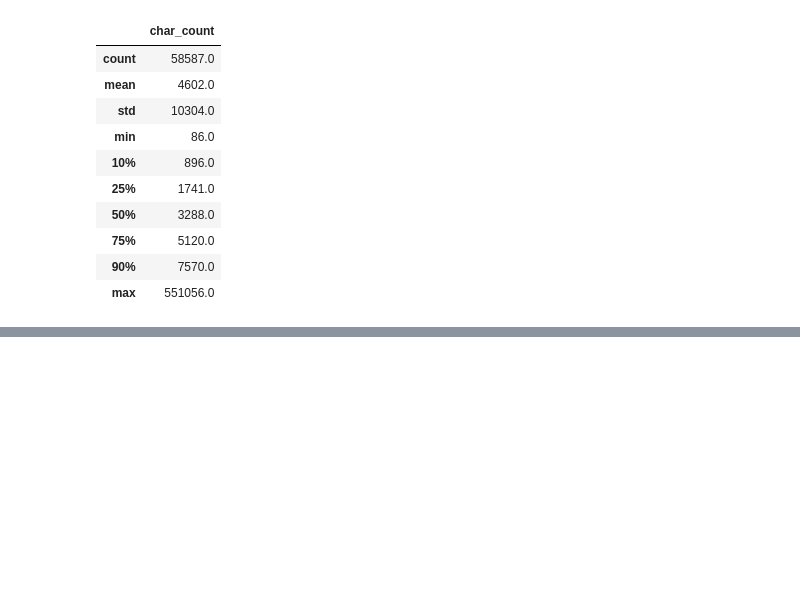
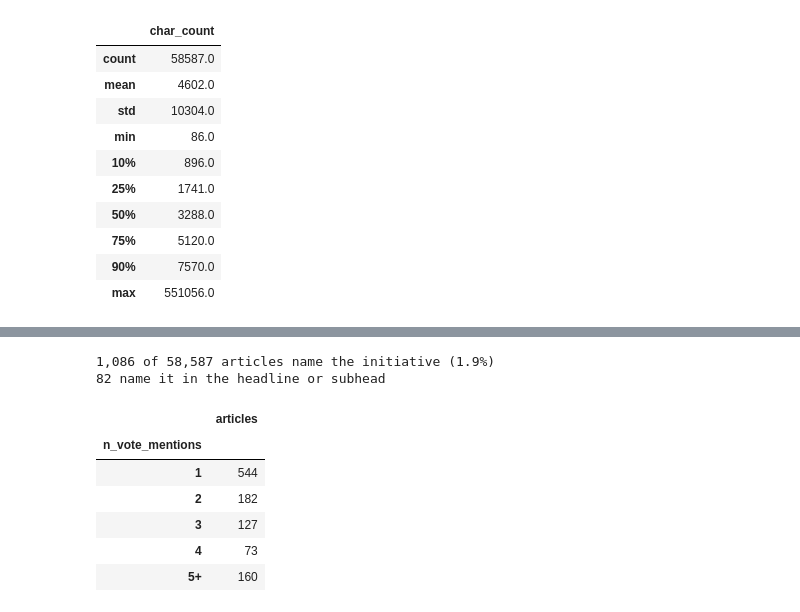
Before and after one commit to RasanYo/political-graph-rag, a Jupyter notebook: notebooks/02_explore_ner_de.ipynb, the cells around one changed output, grey strips where cells are left out. Drawn from its saved outputs; the diff is of its cells as text; code cells hidden in the pictures; blank space fills up the shorter version.

```diff
--- a/notebooks/02_explore_ner_de.ipynb
+++ b/notebooks/02_explore_ner_de.ipynb
@@ -125,0 +143,26 @@ articles["char_count"].describe(percentiles=[.1, .25, .5, .75, .9]).round(0).to_
+# %%
+VOTE = re.compile(
+    r"Begrenzungs-?initiative|Kündigungs-?initiative|massvollen? Zuwanderung", re.IGNORECASE
+)
+
+searchable = articles["head"] + "\n" + articles["subhead"] + "\n" + articles["content"]
+# pandas' str.count drops a compiled pattern's IGNORECASE flag, so count with findall.
+n_mentions = searchable.map(lambda s: len(VOTE.findall(s)))
+vote = articles[n_mentions > 0].assign(n_vote_mentions=n_mentions[n_mentions > 0]).reset_index(drop=True)
+vote["vote_in_head"] = (vote["head"] + " " + vote["subhead"]).str.contains(VOTE)
+
+print(f"{len(vote):,} of {len(articles):,} articles name the initiative "
+      f"({100 * len(vote) / len(articles):.1f}%)")
+print(f"{vote['vote_in_head'].sum()} name it in the headline or subhead")
+vote["n_vote_mentions"].clip(upper=5).value_counts().sort_index().rename(
+    lambda n: "5+" if n == 5 else n).rename("articles").to_frame()
+# %% [output]
+1,086 of 58,587 articles name the initiative (1.9%)
+82 name it in the headline or subhead
+|  | articles |
+| n_vote_mentions |  |
+| 1 | 544 |
+| 2 | 182 |
+| 3 | 127 |
+| 4 | 73 |
+| 5+ | 160 |
```
Also changed, not shown: parts of 10 cells of this notebook.
